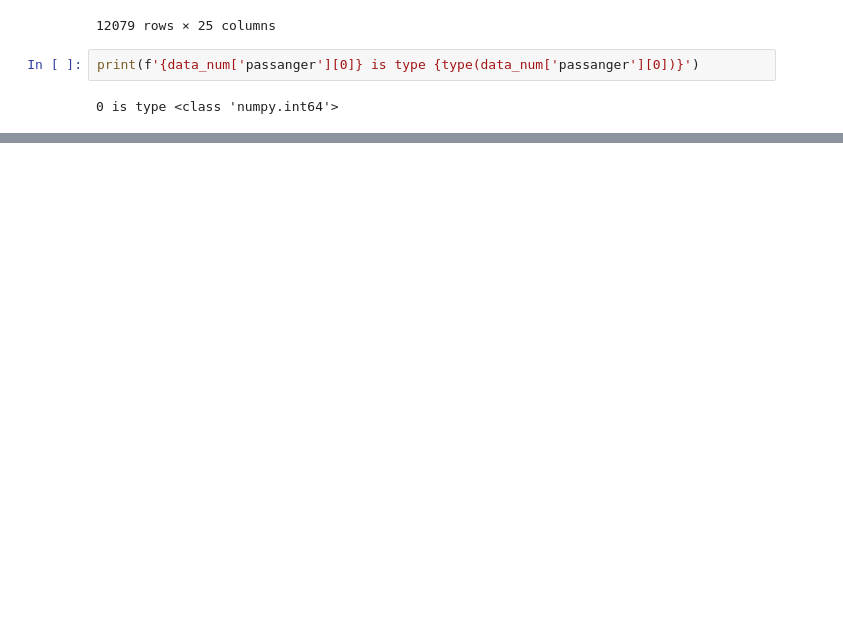
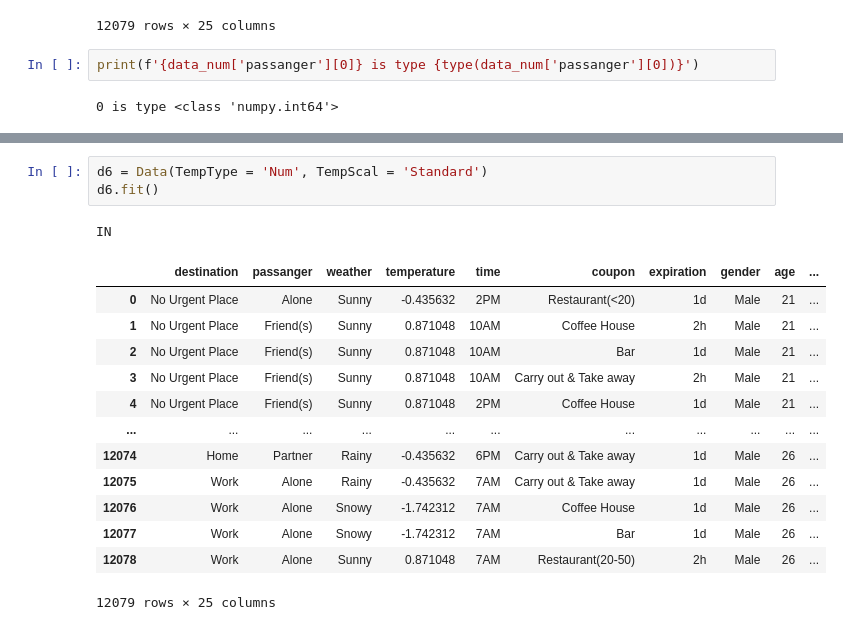
Before and after one commit to TarasKutsyk/Data-Analytics-Project, a Jupyter notebook: Data_class.ipynb, the cells around one changed output, grey strips where cells are left out. Drawn from its saved outputs; the diff is of its cells as text; blank space fills up the shorter version.

```diff
--- a/Data_class.ipynb
+++ b/Data_class.ipynb
@@ -184,0 +243,18 @@ print(f'{data_num['temperature'][0]} is type {type(data_num['temperature'][0])}'
+# %%
+d6 = Data(TempType = 'Num', TempScal = 'Standard')
+d6.fit()
+# %% [output]
+IN
+|  | destination | passanger | weather | temperature | time | coupon | expiration | gender | age | ... |
+| 0 | No Urgent Place | Alone | Sunny | -0.435632 | 2PM | Restaurant(<20) | 1d | Male | 21 | ... |
+| 1 | No Urgent Place | Friend(s) | Sunny | 0.871048 | 10AM | Coffee House | 2h | Male | 21 | ... |
+| 2 | No Urgent Place | Friend(s) | Sunny | 0.871048 | 10AM | Bar | 1d | Male | 21 | ... |
+| 3 | No Urgent Place | Friend(s) | Sunny | 0.871048 | 10AM | Carry out & Take away | 2h | Male | 21 | ... |
+| 4 | No Urgent Place | Friend(s) | Sunny | 0.871048 | 2PM | Coffee House | 1d | Male | 21 | ... |
+| ... | ... | ... | ... | ... | ... | ... | ... | ... | ... | ... |
+| 12074 | Home | Partner | Rainy | -0.435632 | 6PM | Carry out & Take away | 1d | Male | 26 | ... |
+| 12075 | Work | Alone | Rainy | -0.435632 | 7AM | Carry out & Take away | 1d | Male | 26 | ... |
+| 12076 | Work | Alone | Snowy | -1.742312 | 7AM | Coffee House | 1d | Male | 26 | ... |
+| 12077 | Work | Alone | Snowy | -1.742312 | 7AM | Bar | 1d | Male | 26 | ... |
+| 12078 | Work | Alone | Sunny | 0.871048 | 7AM | Restaurant(20-50) | 2h | Male | 26 | ... |
+12079 rows × 25 columns
```
Also changed, not shown: parts of 8 cells of this notebook.
